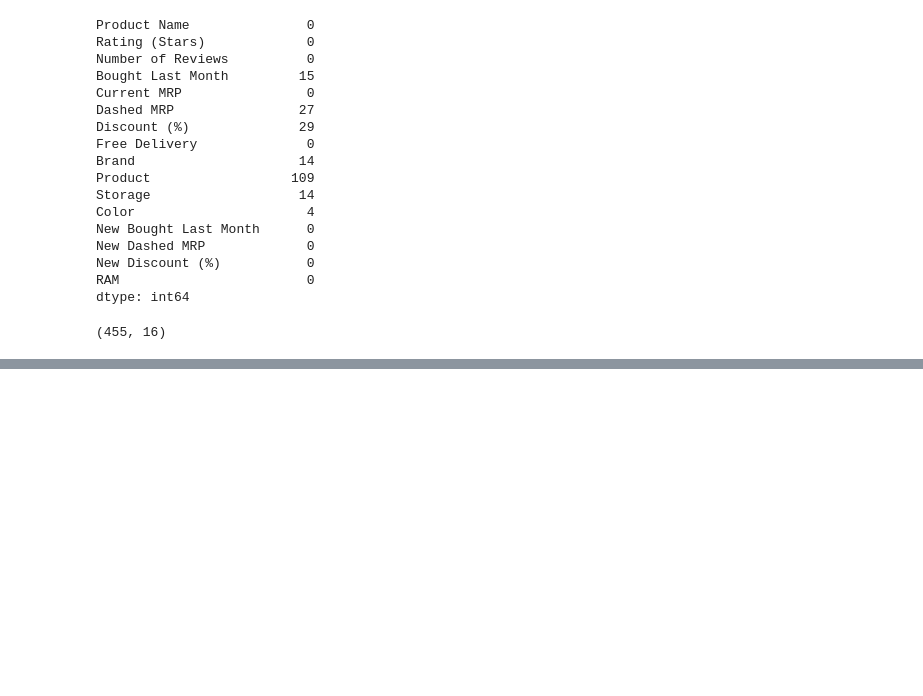
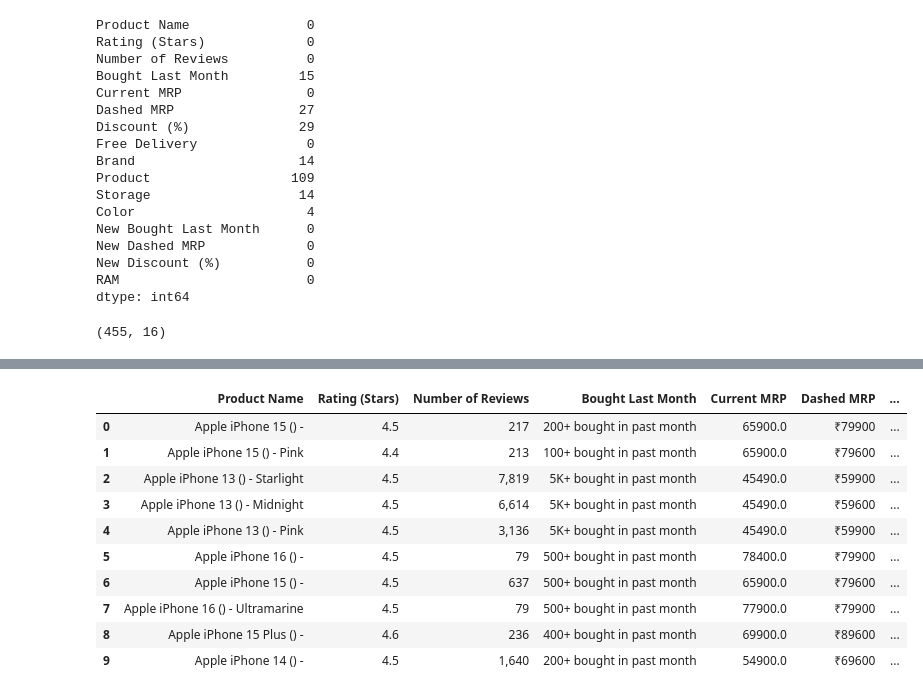
Before and after one commit to madhavJivani/EDA_Ecommerce, a Jupyter notebook: Combined_csvs/merger.ipynb, the cells around one changed output, grey strips where cells are left out. Cells and saved outputs as stored; diff of their text form; code cells hidden in the pictures; blank space fills up the shorter version.

```diff
--- a/Combined_csvs/merger.ipynb
+++ b/Combined_csvs/merger.ipynb
@@ -48,0 +128,10 @@ df.shape
+# %%
+df['Bought Last Month'] = df['Bought Last Month'].fillna(0)
+
+df['Discount (%)'] = df['Discount (%)'].fillna(0)
+
+# Fill missing 'Dashed MRP' with the value from 'Current MRP'
+df['Dashed MRP'] = df['Dashed MRP'].fillna(df['Current MRP'])
+
+# Fill missing 'Color' with 'Black'
+df['Color'] = df['Color'].fillna('Black')
@@ -48,0 +163,2 @@ df.shape
+# %%
+df.fillna(df["Storage"].mode()[0], inplace=True)
@@ -48,0 +209,14 @@ df.shape
+# %%
+df.head(10)
+# %% [output]
+|  | Product Name | Rating (Stars) | Number of Reviews | Bought Last Month | Current MRP | Dashed MRP | ... |
+| 0 | Apple iPhone 15 () - | 4.5 | 217 | 200+ bought in past month | 65900.0 | ₹79900 | ... |
+| 1 | Apple iPhone 15 () - Pink | 4.4 | 213 | 100+ bought in past month | 65900.0 | ₹79600 | ... |
+| 2 | Apple iPhone 13 () - Starlight | 4.5 | 7,819 | 5K+ bought in past month | 45490.0 | ₹59900 | ... |
+| 3 | Apple iPhone 13 () - Midnight | 4.5 | 6,614 | 5K+ bought in past month | 45490.0 | ₹59600 | ... |
+| 4 | Apple iPhone 13 () - Pink | 4.5 | 3,136 | 5K+ bought in past month | 45490.0 | ₹59900 | ... |
+| 5 | Apple iPhone 16 () - | 4.5 | 79 | 500+ bought in past month | 78400.0 | ₹79900 | ... |
+| 6 | Apple iPhone 15 () - | 4.5 | 637 | 500+ bought in past month | 65900.0 | ₹79600 | ... |
+| 7 | Apple iPhone 16 () - Ultramarine | 4.5 | 79 | 500+ bought in past month | 77900.0 | ₹79900 | ... |
+| 8 | Apple iPhone 15 Plus () - | 4.6 | 236 | 400+ bought in past month | 69900.0 | ₹89600 | ... |
+| 9 | Apple iPhone 14 () - | 4.5 | 1,640 | 200+ bought in past month | 54900.0 | ₹69600 | ... |
```
Also changed, not shown: parts of 22 cells of this notebook, 1 other file.
